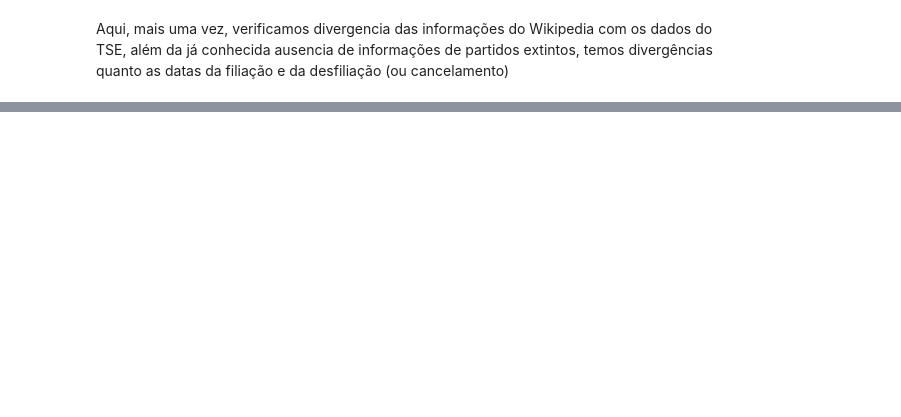
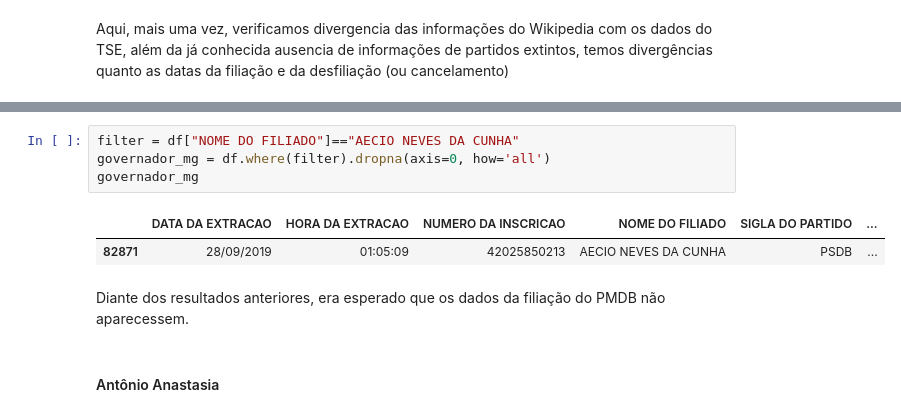
Before and after one commit to pedreirodelima/MG_Filiados, a Jupyter notebook: MG Filiados.ipynb, the cells around one changed output, grey strips where cells are left out. Saved outputs shown, nothing was run; the diff lists cells and outputs as text; blank space fills up the shorter version.

```diff
--- a/MG Filiados.ipynb
+++ b/MG Filiados.ipynb
@@ -425,0 +436,11 @@ Aqui, mais uma vez, verificamos divergencia das informações do Wikipedia com o
+# %%
+filter = df["NOME DO FILIADO"]=="AECIO NEVES DA CUNHA"
+governador_mg = df.where(filter).dropna(axis=0, how='all')
+governador_mg
+# %% [output]
+|  | DATA DA EXTRACAO | HORA DA EXTRACAO | NUMERO DA INSCRICAO | NOME DO FILIADO | SIGLA DO PARTIDO | ... |
+| 82871 | 28/09/2019 | 01:05:09 | 42025850213 | AECIO NEVES DA CUNHA | PSDB | ... |
+# %% [markdown]
+Diante dos resultados anteriores, era esperado que os dados da filiação do PMDB não aparecessem.
+# %% [markdown]
+#### Antônio Anastasia
```
Also changed, not shown: parts of 2 cells of this notebook.
